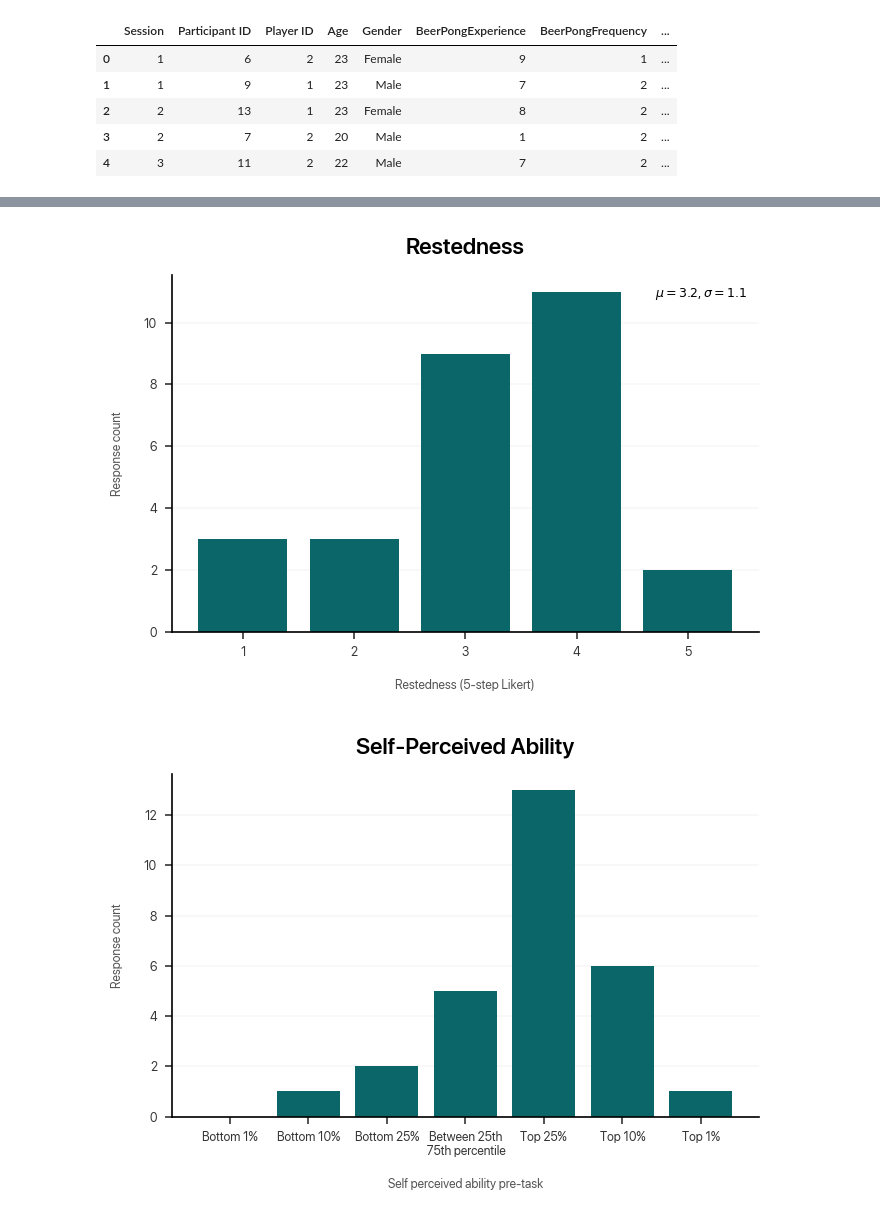
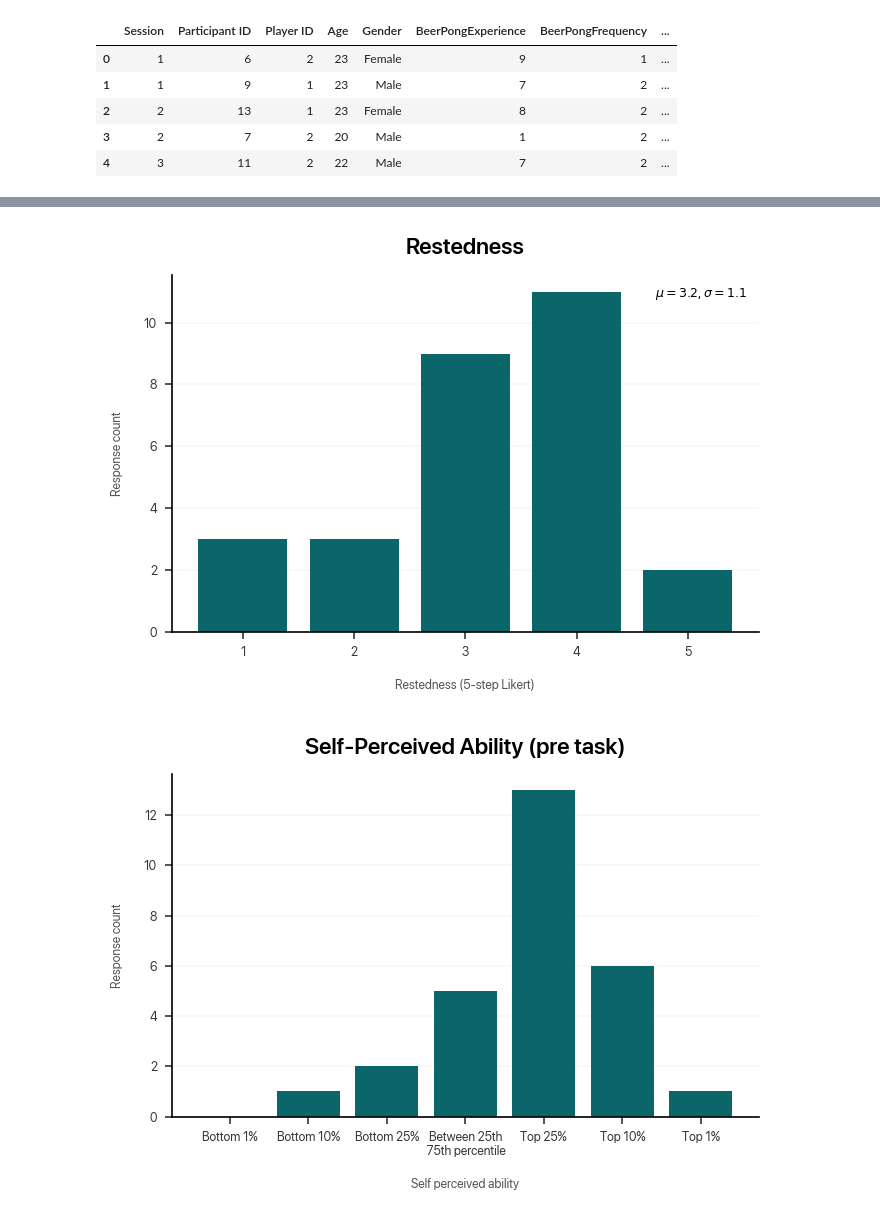
Before and after one commit to dlundgaard/BeerPongMastery, a Jupyter notebook: Analysis/analysis.ipynb, the cells around one changed output, grey strips where cells are left out. Cells and saved outputs as stored; diff of their text form; code cells hidden in the pictures.

```diff
--- a/Analysis/analysis.ipynb
+++ b/Analysis/analysis.ipynb
@@ -585,36 +722,36 @@ plt.legend(
 plt.tight_layout()
 
 plt.figure()
-plt.xlabel("Self perceived ability pre-task")
+plt.xlabel("Self perceived ability")
 plt.ylabel("Response count")
 plt.gca().xaxis.set_major_locator(ticker.MultipleLocator(1))
 plt.margins(x = 0.05)
-plt.title("Self-Perceived Ability")
+plt.title("Self-Perceived Ability (pre task)")
 hist, bin_edges = np.histogram(
     survey["SelfPerceivedAbilityPercentile"],
     [0] + list(performance_bracket_mapping.values())
 )
 plt.bar(range(len(hist)), hist, width=0.8)
 plt.xticks(range(len(hist)), ["\n".join(key.split(" and")) if "and" in key else key for key in performance_bracket_mapping.keys()])
 plt.tight_layout()
 
 plt.figure()
 plt.hist(survey["SelfPerceivedPerformance"], bins = 7, range = (1, 7 + 1), rwidth=0.8, align = "left")
 plt.xlabel("Self perceived performance in task (7-step Likert)")
 plt.ylabel("Response count")
 plt.gca().xaxis.set_major_locator(ticker.MultipleLocator(1))
 plt.margins(x = 0.05)
 plt.title("Self-Perceived Task Performance")
 plt.legend(
     handles = [],
     title = f"""$\mu = {survey["SelfPerceivedPerformance"].mean():.1f}$, $\sigma = {survey["SelfPerceivedPerformance"].std():.1f}$""",
     loc = "upper right",
 )
 plt.tight_layout()
 # %% [output]
 [figure]
 [figure]
 [figure]
 [figure]
-[figure, old version]
+[figure, new version]
 [figure]
```
Also changed, not shown: parts of 13 cells of this notebook, 3 other files.
